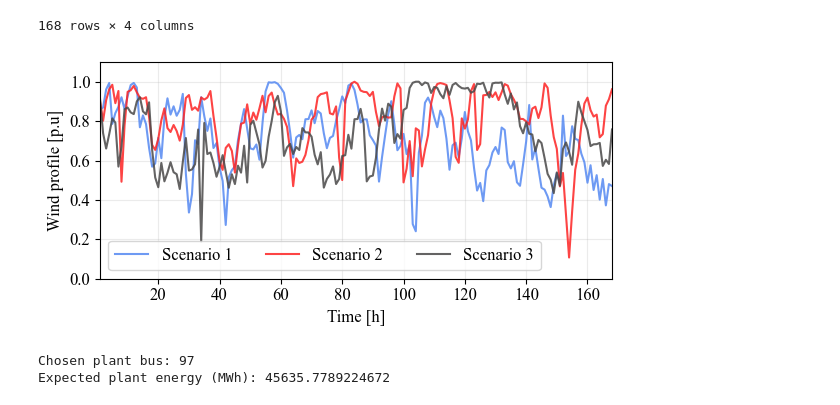
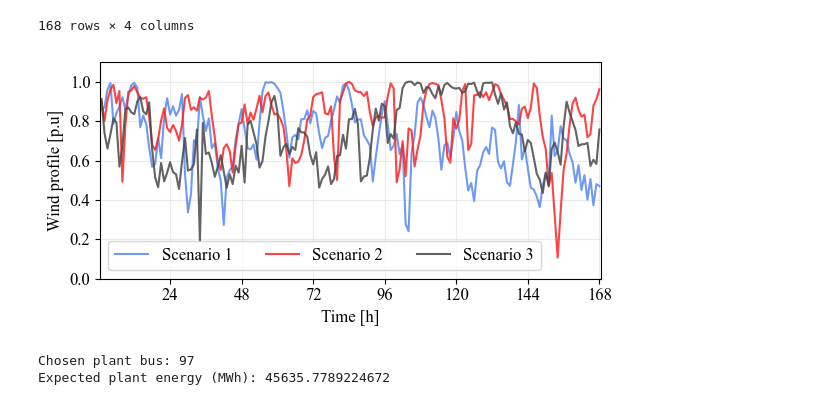
Before and after one commit to LuisOroya/IJHE-WC, a Jupyter notebook: graphics.ipynb, the cells around one changed output. Cells and saved outputs as stored; diff of their text form; code cells hidden in the pictures.

```diff
--- a/graphics.ipynb
+++ b/graphics.ipynb
@@ -231,35 +240,37 @@ df1
 # Detect a likely time column (if present)
 hour_candidates = [c for c in df1.columns if str(c).strip().lower() in ("h", "hour", "hours", "time")]
 hour_col = hour_candidates[0] if hour_candidates else None
 
 # Build x-axis from time column, otherwise use row index
 x = pd.to_numeric(df1[hour_col], errors="coerce") if hour_col else pd.Series(range(len(df1)), index=df1.index)
 
 # Set specific colors per curve
 curve_colors = {
     "Scenario 1": "#5589F2",  # blue
     "Scenario 2": "#FD2323",  # orange
     "Scenario 3": "#494848",  # green
 }
 
 fig = plt.figure(figsize=(6, 3))
 for c in df1.columns:
     if c == hour_col:
         continue
     y = pd.to_numeric(df1[c], errors="coerce")
     plt.plot(x, y, label=c, color=curve_colors.get(c, "#333333"), alpha=0.85)
 
 plt.xlabel("Time [h]" if hour_col else "Index")
 plt.ylabel("Wind profile [p.u]")
-plt.xlim(x.min(), x.max())
+plt.xticks(xticks)
+plt.xlabel("Time [h]")
+plt.xlim(xmin - 0.5, xmax + 0.5)
 plt.ylim(0, 1.1)
 plt.legend(ncol=3, loc="lower left")
 plt.grid(True, alpha=0.25)
 plt.tight_layout()
 plt.savefig("wind_profiles.pdf", bbox_inches="tight")
 plt.show()
 # %% [output]
-[figure, old version]
+[figure, new version]
 # %%
 import numpy as np
 import pandas as pd
```
Also changed, not shown: parts of 2 cells of this notebook, 4 other files.
